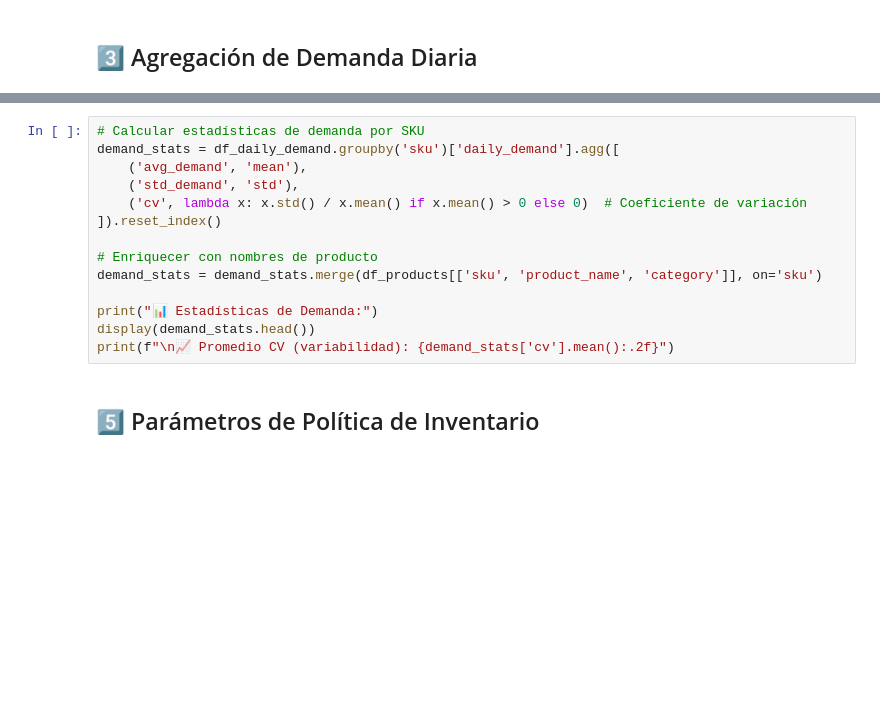
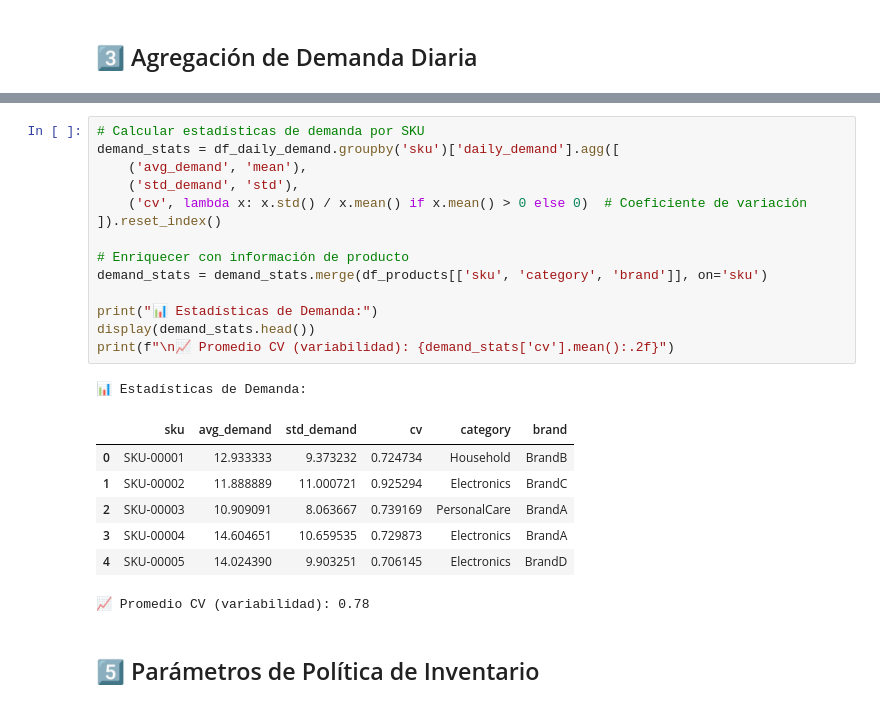
Before and after one commit to lraigosov/supply-chain-data-notebooks, a Jupyter notebook: notebooks/50_optimization_or/OR-07-safety_stock_intro.ipynb, the cells around one changed output, grey strips where cells are left out. Cells and saved outputs as stored; diff of their text form; blank space fills up the shorter version.

```diff
--- a/notebooks/50_optimization_or/OR-07-safety_stock_intro.ipynb
+++ b/notebooks/50_optimization_or/OR-07-safety_stock_intro.ipynb
@@ -64,17 +96,26 @@ fig.show()
 # %%
 # Calcular estadísticas de demanda por SKU
 demand_stats = df_daily_demand.groupby('sku')['daily_demand'].agg([
     ('avg_demand', 'mean'),
     ('std_demand', 'std'),
     ('cv', lambda x: x.std() / x.mean() if x.mean() > 0 else 0)  # Coeficiente de variación
 ]).reset_index()
 
-# Enriquecer con nombres de producto
-demand_stats = demand_stats.merge(df_products[['sku', 'product_name', 'category']], on='sku')
+# Enriquecer con información de producto
+demand_stats = demand_stats.merge(df_products[['sku', 'category', 'brand']], on='sku')
 
 print("📊 Estadísticas de Demanda:")
 display(demand_stats.head())
 print(f"\n📈 Promedio CV (variabilidad): {demand_stats['cv'].mean():.2f}")
+# %% [output]
+📊 Estadísticas de Demanda:
+|  | sku | avg_demand | std_demand | cv | category | brand |
+| 0 | SKU-00001 | 12.933333 | 9.373232 | 0.724734 | Household | BrandB |
+| 1 | SKU-00002 | 11.888889 | 11.000721 | 0.925294 | Electronics | BrandC |
+| 2 | SKU-00003 | 10.909091 | 8.063667 | 0.739169 | PersonalCare | BrandA |
+| 3 | SKU-00004 | 14.604651 | 10.659535 | 0.729873 | Electronics | BrandA |
+| 4 | SKU-00005 | 14.024390 | 9.903251 | 0.706145 | Electronics | BrandD |
+📈 Promedio CV (variabilidad): 0.78
 # %% [markdown]
 ## 5️⃣ Parámetros de Política de Inventario
 # %%
```
Also changed, not shown: parts of 18 cells of this notebook.
